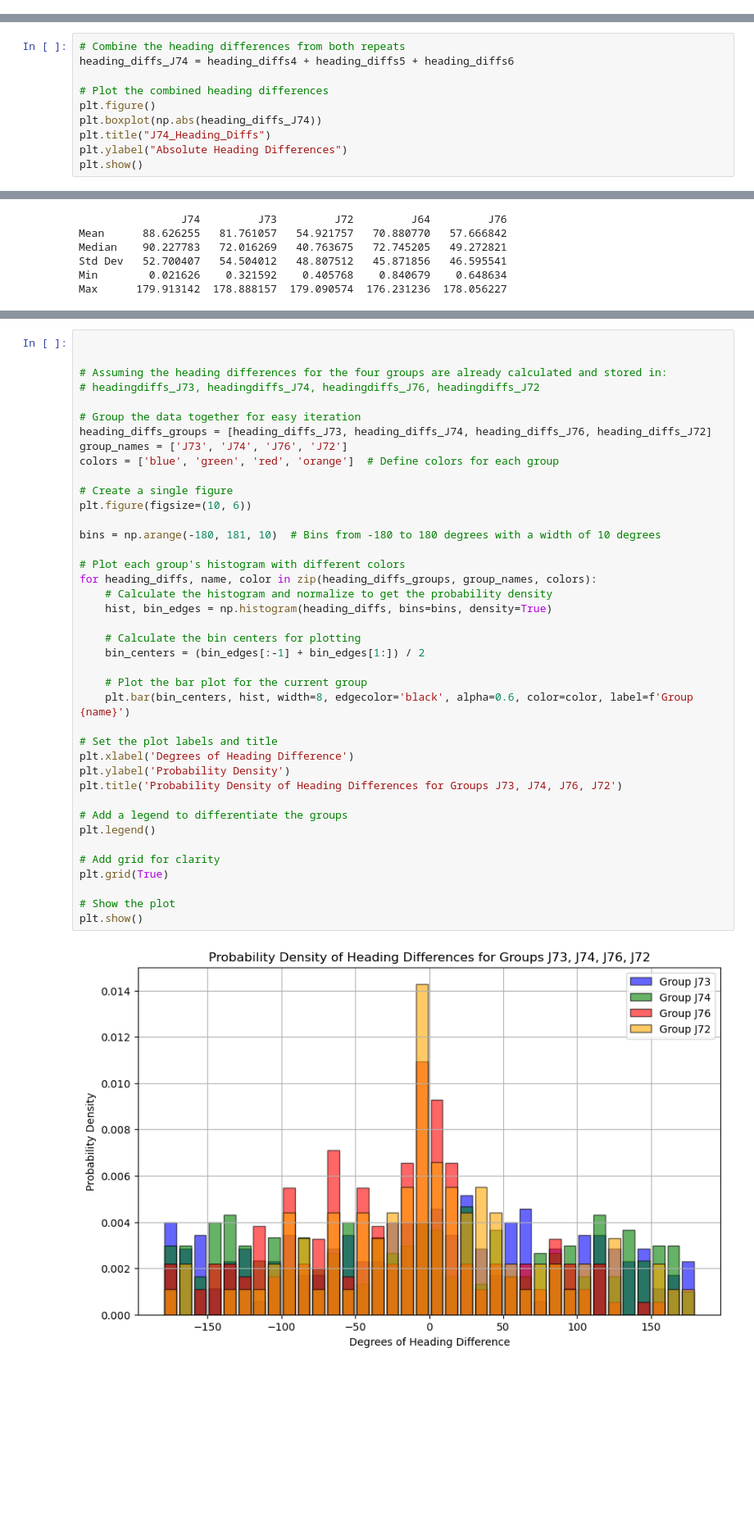
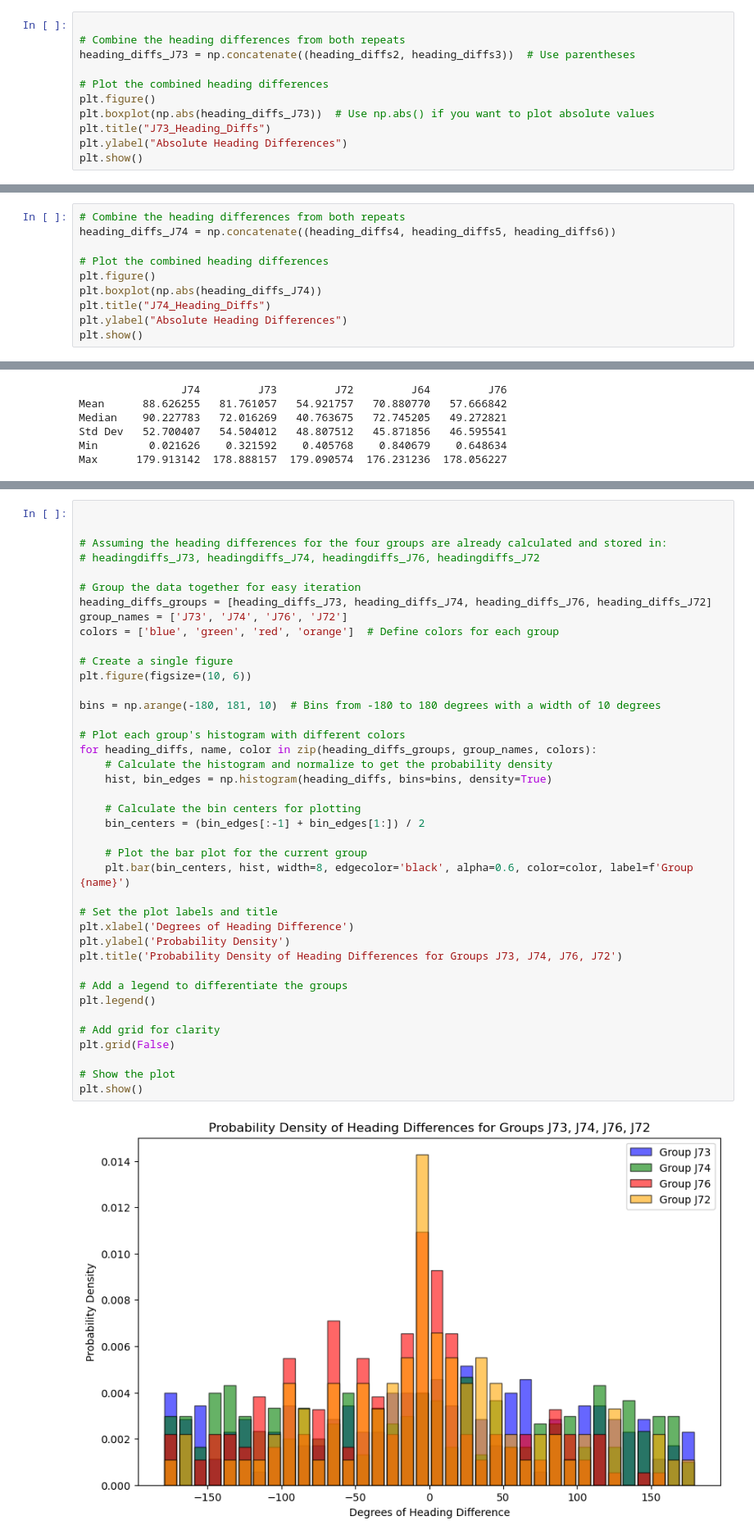
Before and after one commit to Shivammm123/FlyFlightBehavior, a Jupyter notebook: Free Flight Analysis Flies/Complete Analysis.ipynb, the cells around one changed output, grey strips where cells are left out. Shown at 82% size. Drawn from its saved outputs; the diff is of its cells as text; blank space fills up the shorter version.

```diff
--- a/Free Flight Analysis Flies/Complete Analysis.ipynb
+++ b/Free Flight Analysis Flies/Complete Analysis.ipynb
@@ -405,3 +404,14 @@ plt.ylabel("Absolute Heading Differences")
 plt.show()
 # %% [output]
 [figure]
+# %%
+
+# Combine the heading differences from both repeats
+heading_diffs_J73 = np.concatenate((heading_diffs2, heading_diffs3))  # Use parentheses
+
+# Plot the combined heading differences
+plt.figure()
+plt.boxplot(np.abs(heading_diffs_J73))  # Use np.abs() if you want to plot absolute values
+plt.title("J73_Heading_Diffs")
+plt.ylabel("Absolute Heading Differences")
+plt.show()
@@ -459,7 +471,7 @@ plt.show()
 [figure]
 # %%
 # Combine the heading differences from both repeats
-heading_diffs_J74 = heading_diffs4 + heading_diffs5 + heading_diffs6
+heading_diffs_J74 = np.concatenate((heading_diffs4, heading_diffs5, heading_diffs6))
 
 # Plot the combined heading differences
 plt.figure()
@@ -798,35 +810,35 @@ colors = ['blue', 'green', 'red', 'orange']  # Define colors for each group
 
 # Create a single figure
 plt.figure(figsize=(10, 6))
 
 bins = np.arange(-180, 181, 10)  # Bins from -180 to 180 degrees with a width of 10 degrees
 
 # Plot each group's histogram with different colors
 for heading_diffs, name, color in zip(heading_diffs_groups, group_names, colors):
     # Calculate the histogram and normalize to get the probability density
     hist, bin_edges = np.histogram(heading_diffs, bins=bins, density=True)
 
     # Calculate the bin centers for plotting
     bin_centers = (bin_edges[:-1] + bin_edges[1:]) / 2
 
     # Plot the bar plot for the current group
     plt.bar(bin_centers, hist, width=8, edgecolor='black', alpha=0.6, color=color, label=f'Group {name}')
 
 # Set the plot labels and title
 plt.xlabel('Degrees of Heading Difference')
 plt.ylabel('Probability Density')
 plt.title('Probability Density of Heading Differences for Groups J73, J74, J76, J72')
 
 # Add a legend to differentiate the groups
 plt.legend()
 
 # Add grid for clarity
-plt.grid(True)
+plt.grid(False)
 
 # Show the plot
 plt.show()
 # %% [output]
-[figure, old version]
+[figure, new version]
 # %%
 
 
```
Also changed, not shown: parts of 19 cells of this notebook.
